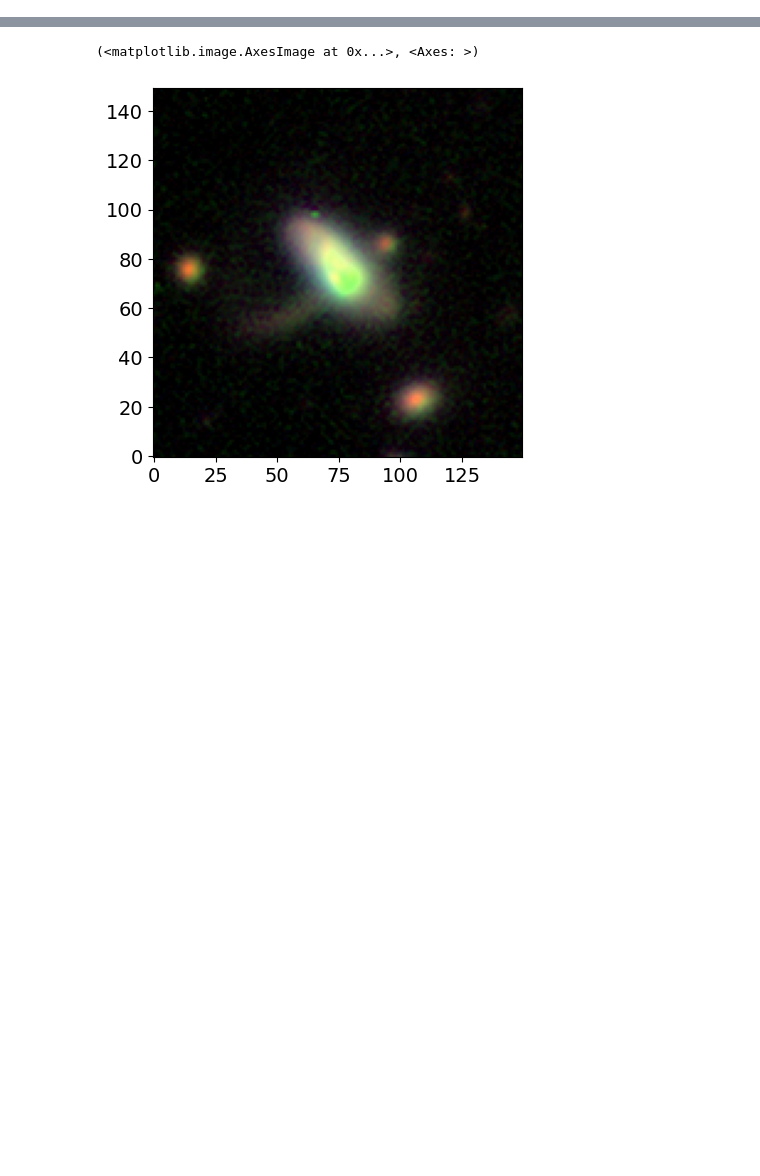
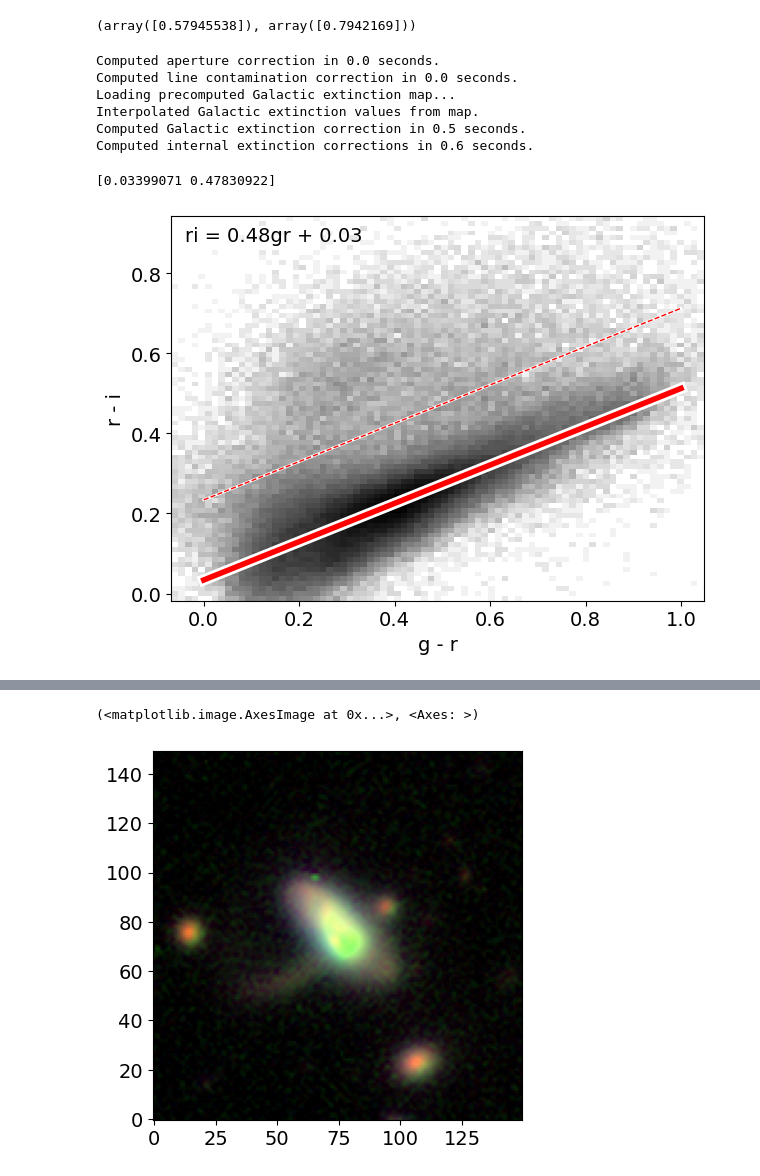
Before and after one commit to ekadofong/pieridae, a Jupyter notebook: notebooks/Starlet.ipynb, the cells around one changed output, grey strips where cells are left out. Saved outputs shown, nothing was run; the diff lists cells and outputs as text; code cells hidden in the pictures; blank space fills up the shorter version.

```diff
--- a/notebooks/Starlet.ipynb
+++ b/notebooks/Starlet.ipynb
@@ -124,0 +141,4 @@ plt.tight_layout ()
+# %%
+gr, ri
+# %% [output]
+(array([0.57945538]), array([0.7942169]))
@@ -124,0 +147,37 @@ plt.tight_layout ()
+# %%
+catalog, masks = sample.load_sample(filename='../../local_data/base_catalogs/mdr1_n708maglt26_and_pzgteq0p1.parquet')
+
+catgr = -2.5*np.log10(catalog['g_gaap1p0Flux_aperCorr_Merian']/catalog['r_gaap1p0Flux_aperCorr_Merian'])
+catri = -2.5*np.log10(catalog['r_gaap1p0Flux_aperCorr_Merian']/catalog['i_gaap1p0Flux_aperCorr_Merian'])
+mask = (catgr>0.)&(catri>0.)&(catgr<1.)&(catri<1.)
+
+(counts,xbins,ybins,_),_=ek.hist2d(
+    catgr,
+    catri,
+    bins=80,
+    zscale='log'
+)
+counts = np.where(counts/counts.max() < 0.05, 0., counts)
+coeffs, func_pred, stats = fit.fit_ridgeline_image(counts.T, order=1, x=sampling.midpts(xbins), y=sampling.midpts(ybins))
+
+x = np.linspace(0., 1.,)
+ek.outlined_plot(x, func_pred(x), color='r')
+ek.outlined_plot(x, func_pred(x)+0.2, color='r', lw=1, ls='--')
+print(coeffs)
+ek.text (
+    0.025,
+    0.975,
+    f'ri = {coeffs[1]:.2f}gr + {coeffs[0]:.2f}'
+)
+plt.xlabel('g - r')
+plt.ylabel('r - i')
+plt.tight_layout ()
+# %% [output]
+Computed aperture correction in 0.0 seconds.
+Computed line contamination correction in 0.0 seconds.
+Loading precomputed Galactic extinction map...
+Interpolated Galactic extinction values from map.
+Computed Galactic extinction correction in 0.5 seconds.
+Computed internal extinction corrections in 0.6 seconds.
+[0.03399071 0.47830922]
+[figure, added]
```
Also changed, not shown: parts of 22 cells of this notebook, 1 other file.
